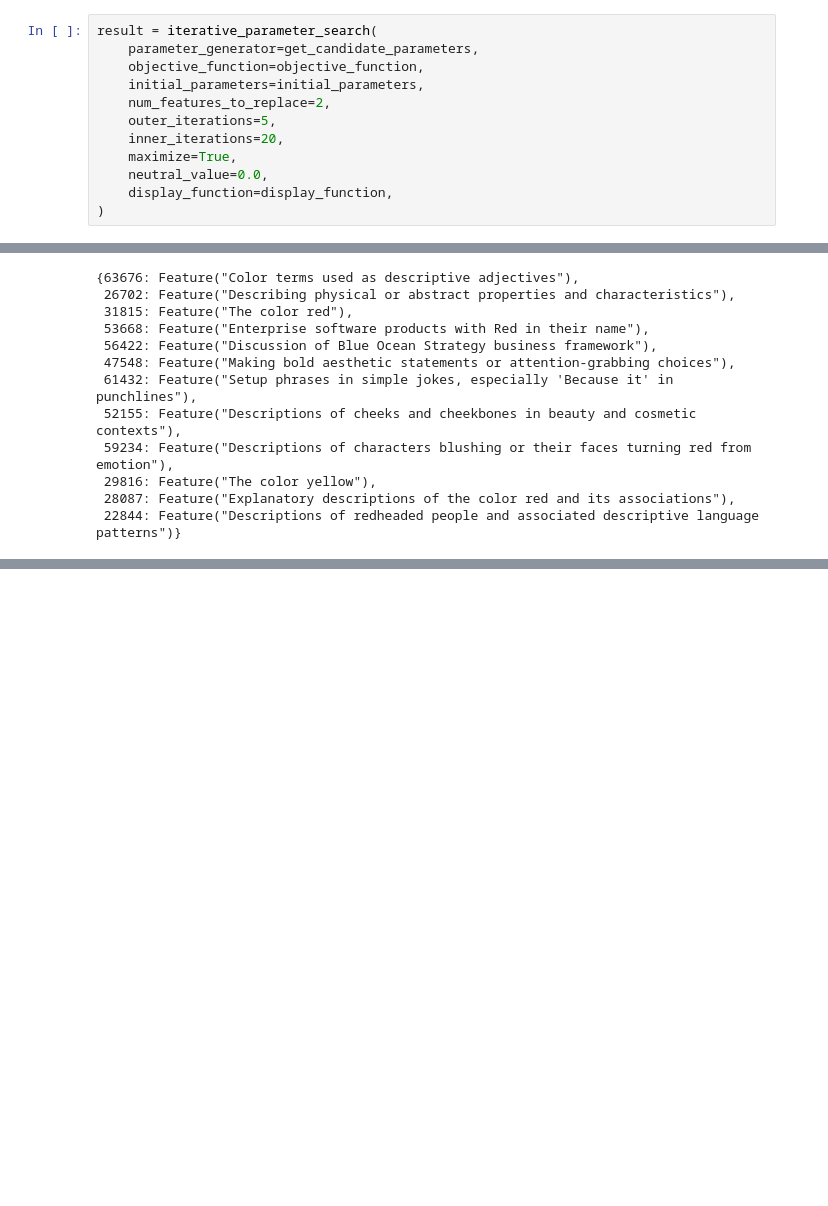
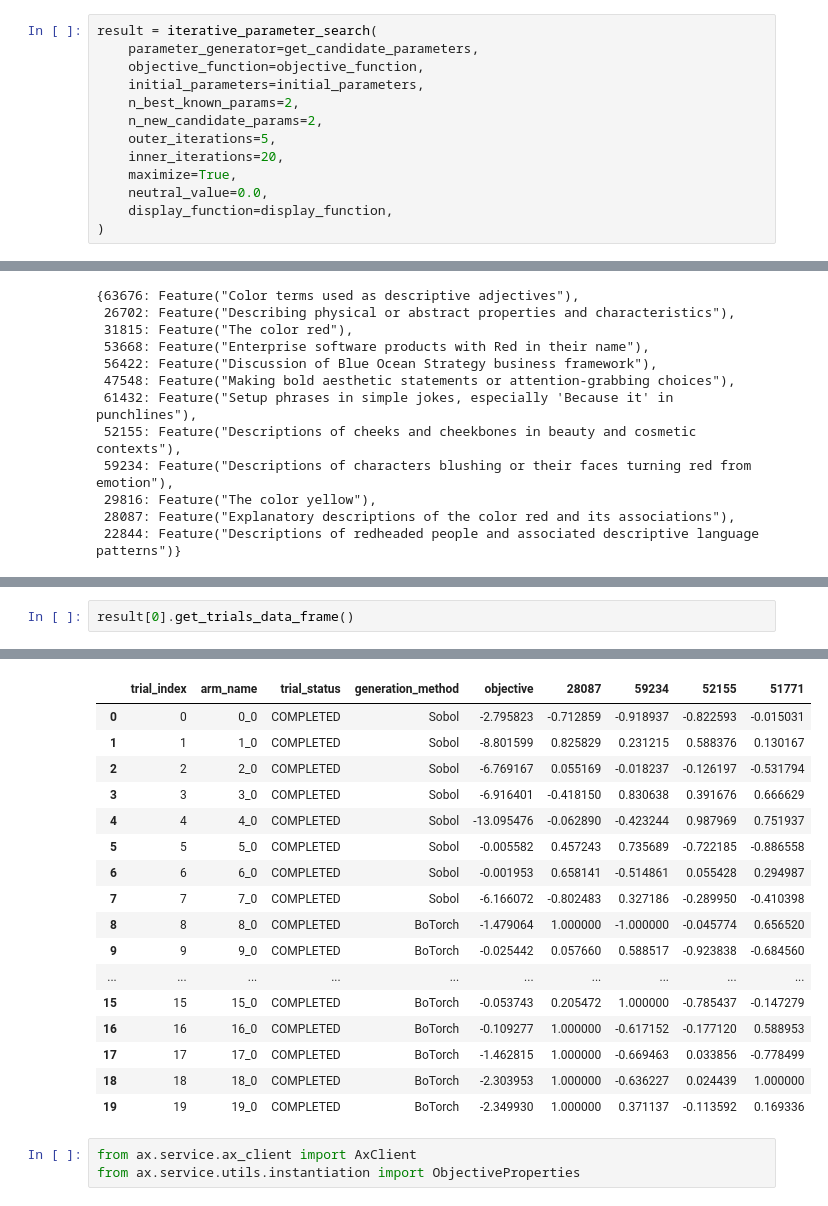
Before and after one commit to keenanpepper/halligan, a Jupyter notebook: scratch.ipynb, the cells around one changed output, grey strips where cells are left out. Cells and saved outputs as stored; diff of their text form; blank space fills up the shorter version.

```diff
--- a/scratch.ipynb
+++ b/scratch.ipynb
@@ -105,7 +106,8 @@ result = iterative_parameter_search(
     parameter_generator=get_candidate_parameters,
     objective_function=objective_function,
     initial_parameters=initial_parameters,
-    num_features_to_replace=2,
+    n_best_known_params=2,
+    n_new_candidate_params=2,
     outer_iterations=5,
     inner_iterations=20,
     maximize=True,
@@ -223,0 +248,3 @@ get_feature_importance(result[0], neutral_value=0.0, maximize=True)
+# %%
+result[0].get_trials_data_frame()
+# %% [output]
@@ -223,0 +252,20 @@ get_feature_importance(result[0], neutral_value=0.0, maximize=True)
+|  | trial_index | arm_name | trial_status | generation_method | objective | 28087 | 59234 | 52155 | 51771 |
+| 0 | 0 | 0_0 | COMPLETED | Sobol | -2.795823 | -0.712859 | -0.918937 | -0.822593 | -0.015031 |
+| 1 | 1 | 1_0 | COMPLETED | Sobol | -8.801599 | 0.825829 | 0.231215 | 0.588376 | 0.130167 |
+| 2 | 2 | 2_0 | COMPLETED | Sobol | -6.769167 | 0.055169 | -0.018237 | -0.126197 | -0.531794 |
+| 3 | 3 | 3_0 | COMPLETED | Sobol | -6.916401 | -0.418150 | 0.830638 | 0.391676 | 0.666629 |
+| 4 | 4 | 4_0 | COMPLETED | Sobol | -13.095476 | -0.062890 | -0.423244 | 0.987969 | 0.751937 |
+| 5 | 5 | 5_0 | COMPLETED | Sobol | -0.005582 | 0.457243 | 0.735689 | -0.722185 | -0.886558 |
+| 6 | 6 | 6_0 | COMPLETED | Sobol | -0.001953 | 0.658141 | -0.514861 | 0.055428 | 0.294987 |
+| 7 | 7 | 7_0 | COMPLETED | Sobol | -6.166072 | -0.802483 | 0.327186 | -0.289950 | -0.410398 |
+| 8 | 8 | 8_0 | COMPLETED | BoTorch | -1.479064 | 1.000000 | -1.000000 | -0.045774 | 0.656520 |
+| 9 | 9 | 9_0 | COMPLETED | BoTorch | -0.025442 | 0.057660 | 0.588517 | -0.923838 | -0.684560 |
+| ... | ... | ... | ... | ... | ... | ... | ... | ... | ... |
+| 15 | 15 | 15_0 | COMPLETED | BoTorch | -0.053743 | 0.205472 | 1.000000 | -0.785437 | -0.147279 |
+| 16 | 16 | 16_0 | COMPLETED | BoTorch | -0.109277 | 1.000000 | -0.617152 | -0.177120 | 0.588953 |
+| 17 | 17 | 17_0 | COMPLETED | BoTorch | -1.462815 | 1.000000 | -0.669463 | 0.033856 | -0.778499 |
+| 18 | 18 | 18_0 | COMPLETED | BoTorch | -2.303953 | 1.000000 | -0.636227 | 0.024439 | 1.000000 |
+| 19 | 19 | 19_0 | COMPLETED | BoTorch | -2.349930 | 1.000000 | 0.371137 | -0.113592 | 0.169336 |
+# %%
+from ax.service.ax_client import AxClient
+from ax.service.utils.instantiation import ObjectiveProperties
```
Also changed, not shown: parts of 18 cells of this notebook.
